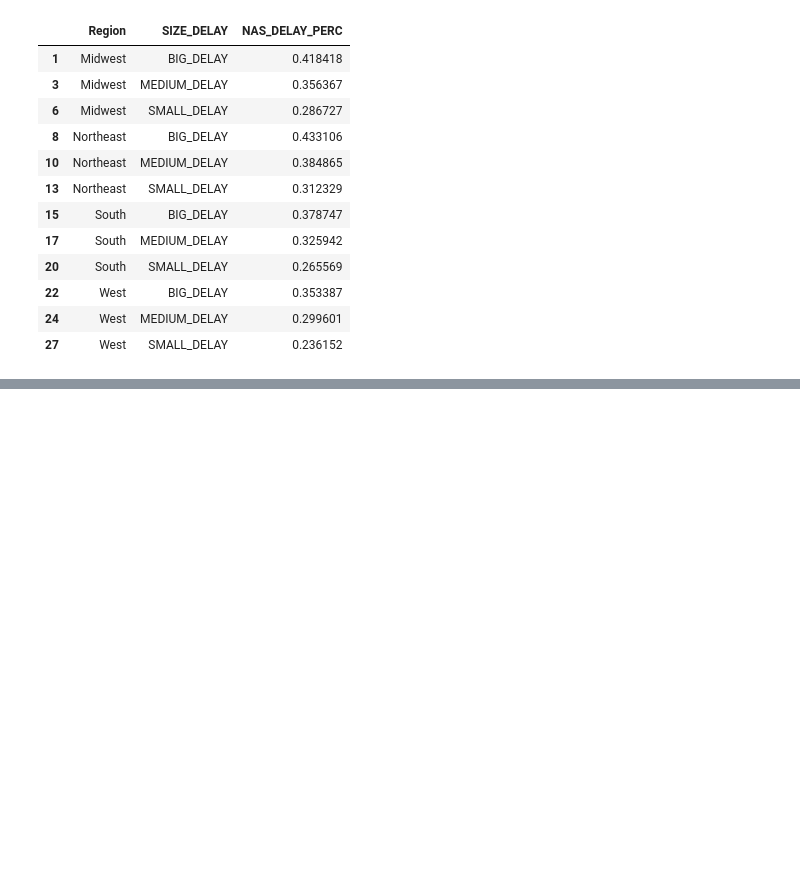
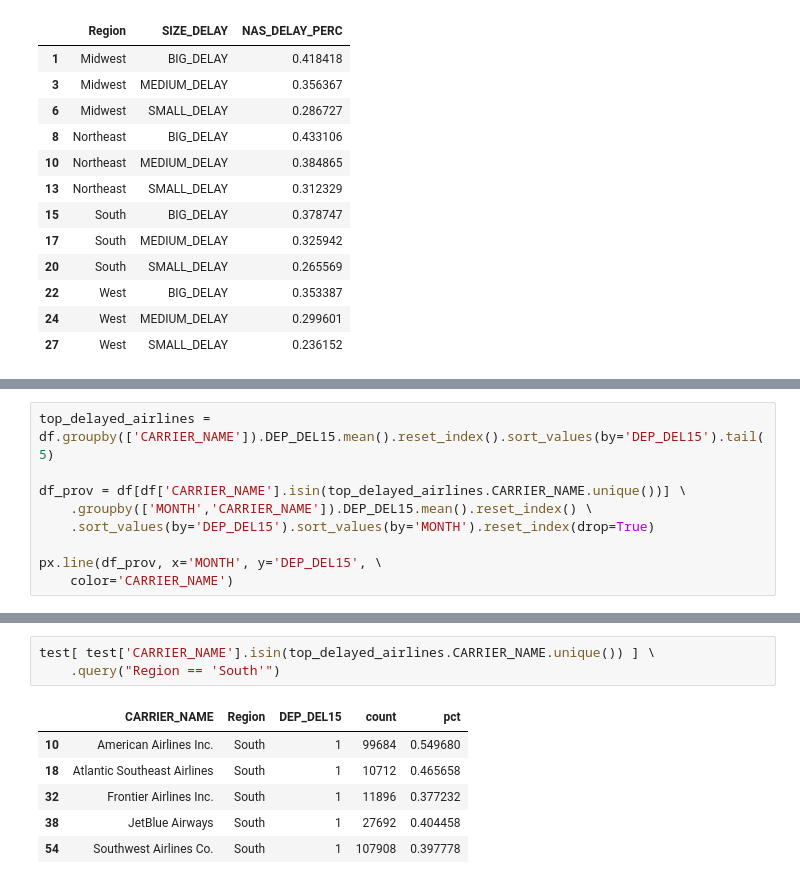
Before and after one commit to franciscapalacios/python_project, a Jupyter notebook: python_project.ipynb, the cells around one changed output, grey strips where cells are left out. Drawn from its saved outputs; the diff is of its cells as text; blank space fills up the shorter version.

```diff
--- a/python_project.ipynb
+++ b/python_project.ipynb
@@ -676,0 +853,9 @@ df.groupby(['Region','SIZE_DELAY']) \
+# %%
+top_delayed_airlines = df.groupby(['CARRIER_NAME']).DEP_DEL15.mean().reset_index().sort_values(by='DEP_DEL15').tail(5)
+
+df_prov = df[df['CARRIER_NAME'].isin(top_delayed_airlines.CARRIER_NAME.unique())] \
+    .groupby(['MONTH','CARRIER_NAME']).DEP_DEL15.mean().reset_index() \
+    .sort_values(by='DEP_DEL15').sort_values(by='MONTH').reset_index(drop=True)
+
+px.line(df_prov, x='MONTH', y='DEP_DEL15', \
+    color='CARRIER_NAME')
@@ -676,0 +1022,10 @@ df.groupby(['Region','SIZE_DELAY']) \
+# %%
+test[ test['CARRIER_NAME'].isin(top_delayed_airlines.CARRIER_NAME.unique()) ] \
+    .query("Region == 'South'")
+# %% [output]
+|  | CARRIER_NAME | Region | DEP_DEL15 | count | pct |
+| 10 | American Airlines Inc. | South | 1 | 99684 | 0.549680 |
+| 18 | Atlantic Southeast Airlines | South | 1 | 10712 | 0.465658 |
+| 32 | Frontier Airlines Inc. | South | 1 | 11896 | 0.377232 |
+| 38 | JetBlue Airways | South | 1 | 27692 | 0.404458 |
+| 54 | Southwest Airlines Co. | South | 1 | 107908 | 0.397778 |
```
Also changed, not shown: parts of 77 cells of this notebook.
